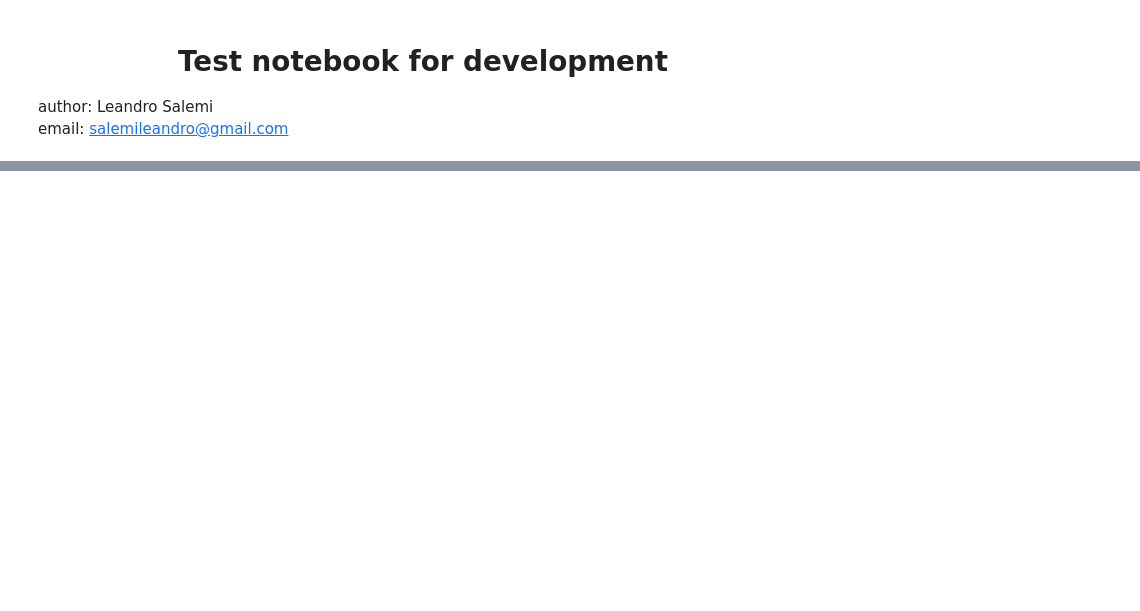
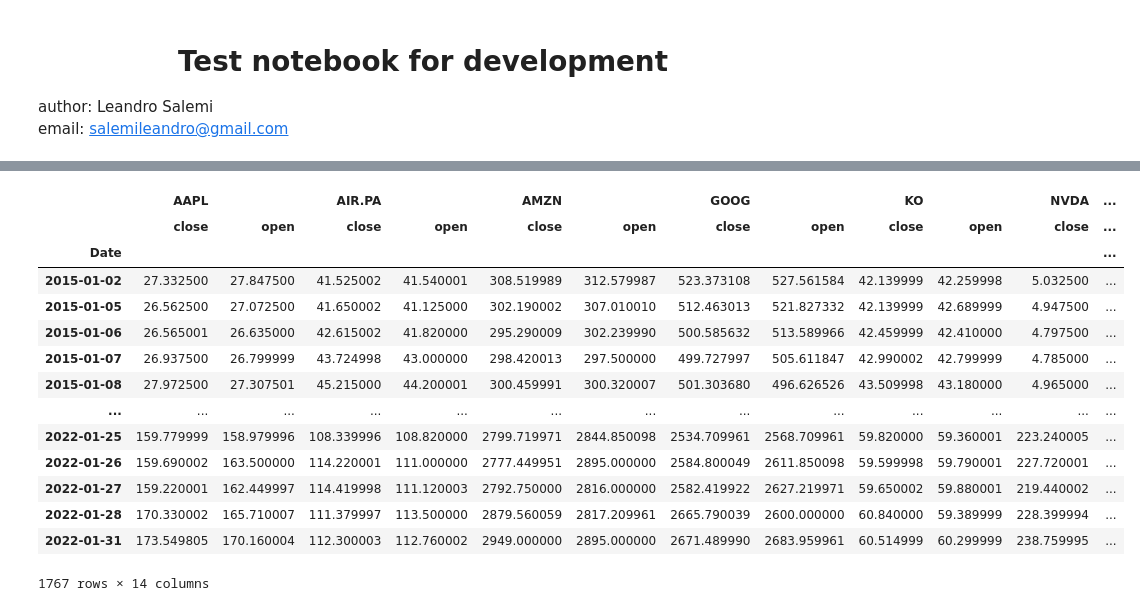
Before and after one commit to salemileandro/pynanz, a Jupyter notebook: Test.ipynb, the cells around one changed output, grey strips where cells are left out. Saved outputs shown, nothing was run; the diff lists cells and outputs as text; code cells hidden in the pictures; blank space fills up the shorter version.

```diff
--- a/Test.ipynb
+++ b/Test.ipynb
@@ -34,0 +51,18 @@ Skipping AIR.PA starting at 2015-01-02 00:00:00
+# %%
+x[:, :, ["close", "open"]]
+# %% [output]
+|  | AAPL |  | AIR.PA |  | AMZN |  | GOOG |  | KO |  | NVDA | ... |
+|  | close | open | close | open | close | open | close | open | close | open | close | ... |
+| Date |  |  |  |  |  |  |  |  |  |  |  | ... |
+| 2015-01-02 | 27.332500 | 27.847500 | 41.525002 | 41.540001 | 308.519989 | 312.579987 | 523.373108 | 527.561584 | 42.139999 | 42.259998 | 5.032500 | ... |
+| 2015-01-05 | 26.562500 | 27.072500 | 41.650002 | 41.125000 | 302.190002 | 307.010010 | 512.463013 | 521.827332 | 42.139999 | 42.689999 | 4.947500 | ... |
+| 2015-01-06 | 26.565001 | 26.635000 | 42.615002 | 41.820000 | 295.290009 | 302.239990 | 500.585632 | 513.589966 | 42.459999 | 42.410000 | 4.797500 | ... |
+| 2015-01-07 | 26.937500 | 26.799999 | 43.724998 | 43.000000 | 298.420013 | 297.500000 | 499.727997 | 505.611847 | 42.990002 | 42.799999 | 4.785000 | ... |
+| 2015-01-08 | 27.972500 | 27.307501 | 45.215000 | 44.200001 | 300.459991 | 300.320007 | 501.303680 | 496.626526 | 43.509998 | 43.180000 | 4.965000 | ... |
+| ... | ... | ... | ... | ... | ... | ... | ... | ... | ... | ... | ... | ... |
+| 2022-01-25 | 159.779999 | 158.979996 | 108.339996 | 108.820000 | 2799.719971 | 2844.850098 | 2534.709961 | 2568.709961 | 59.820000 | 59.360001 | 223.240005 | ... |
+| 2022-01-26 | 159.690002 | 163.500000 | 114.220001 | 111.000000 | 2777.449951 | 2895.000000 | 2584.800049 | 2611.850098 | 59.599998 | 59.790001 | 227.720001 | ... |
+| 2022-01-27 | 159.220001 | 162.449997 | 114.419998 | 111.120003 | 2792.750000 | 2816.000000 | 2582.419922 | 2627.219971 | 59.650002 | 59.880001 | 219.440002 | ... |
+| 2022-01-28 | 170.330002 | 165.710007 | 111.379997 | 113.500000 | 2879.560059 | 2817.209961 | 2665.790039 | 2600.000000 | 60.840000 | 59.389999 | 228.399994 | ... |
+| 2022-01-31 | 173.549805 | 170.160004 | 112.300003 | 112.760002 | 2949.000000 | 2895.000000 | 2671.489990 | 2683.959961 | 60.514999 | 60.299999 | 238.759995 | ... |
+1767 rows × 14 columns
```
Also changed, not shown: parts of 22 cells of this notebook, 21 other files.
